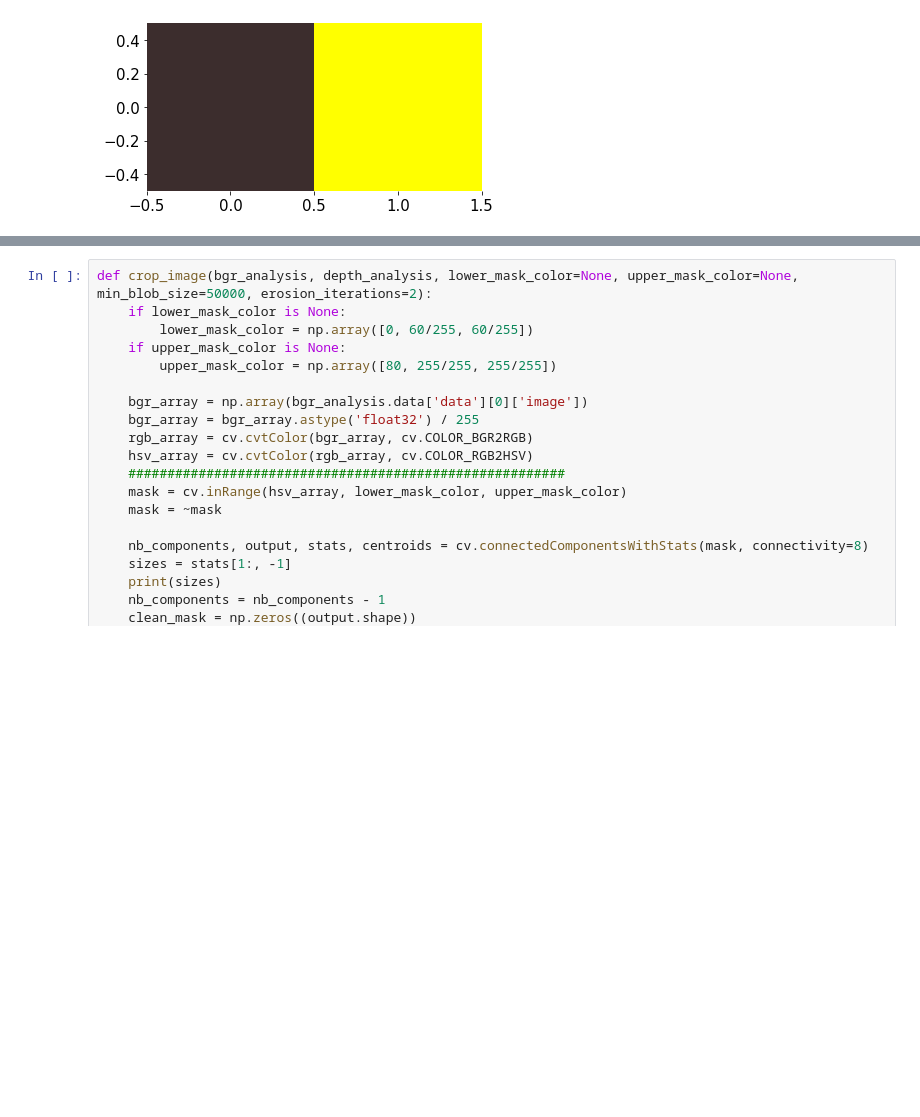
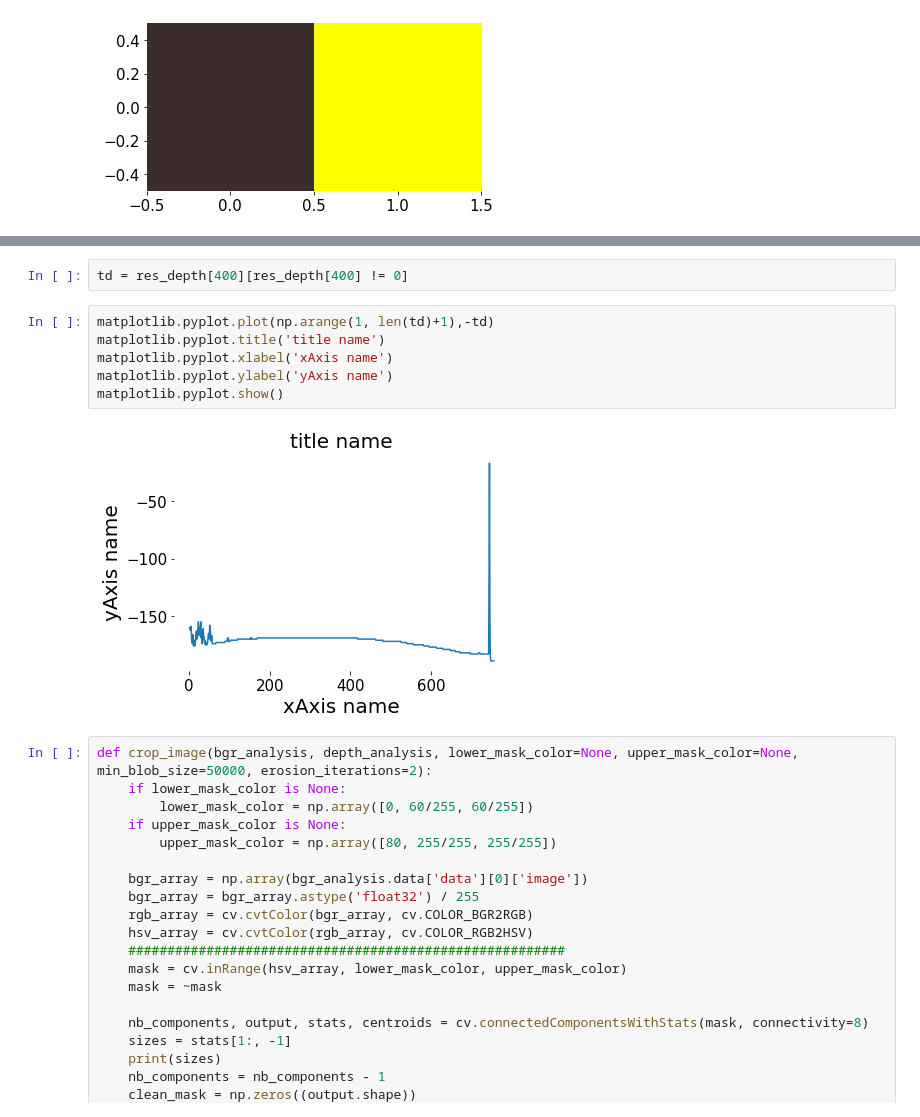
Before and after one commit to antunsz/projeto-ovni, a Jupyter notebook: TestesCrop.ipynb, the cells around one changed output, grey strips where cells are left out. Drawn from its saved outputs; the diff is of its cells as text; blank space fills up the shorter version.

Commit message:
mudanças teste coleta de imagens

```diff
--- a/TestesCrop.ipynb
+++ b/TestesCrop.ipynb
@@ -82,3 +102,13 @@ matplotlib.pyplot.imshow(res_depth)
+# %%
+td = res_depth[400][res_depth[400] != 0]
+# %%
+matplotlib.pyplot.plot(np.arange(1, len(td)+1),-td)
+matplotlib.pyplot.title('title name')
+matplotlib.pyplot.xlabel('xAxis name')
+matplotlib.pyplot.ylabel('yAxis name')
+matplotlib.pyplot.show()
+# %% [output]
+[figure, added]
 # %%
 def crop_image(bgr_analysis, depth_analysis, lower_mask_color=None, upper_mask_color=None, min_blob_size=50000, erosion_iterations=2):
     if lower_mask_color is None:
```
Also changed, not shown: parts of 9 cells of this notebook, 5 other files.
